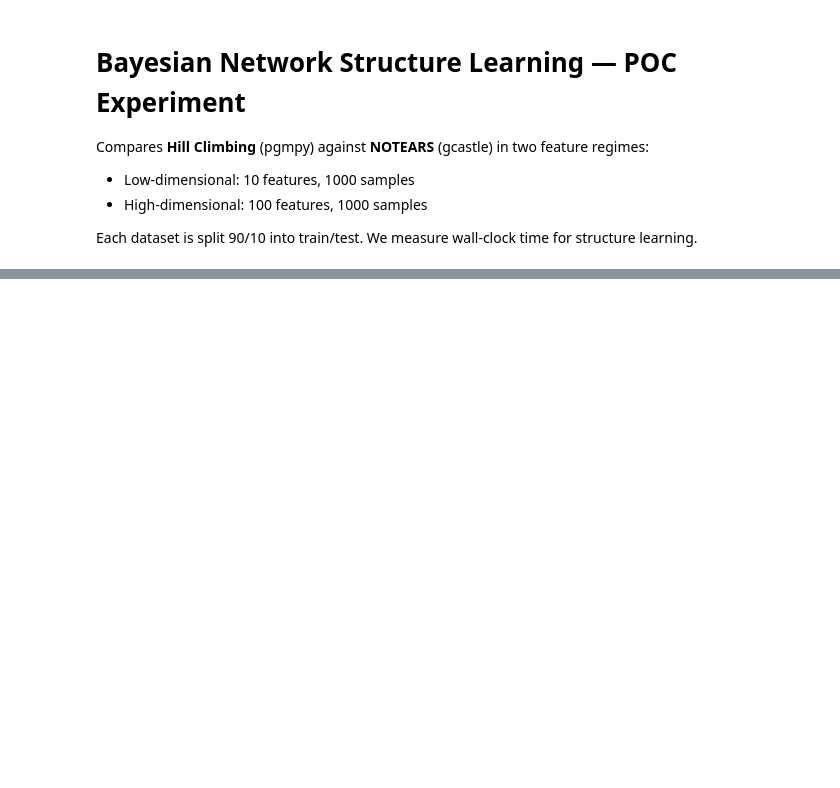
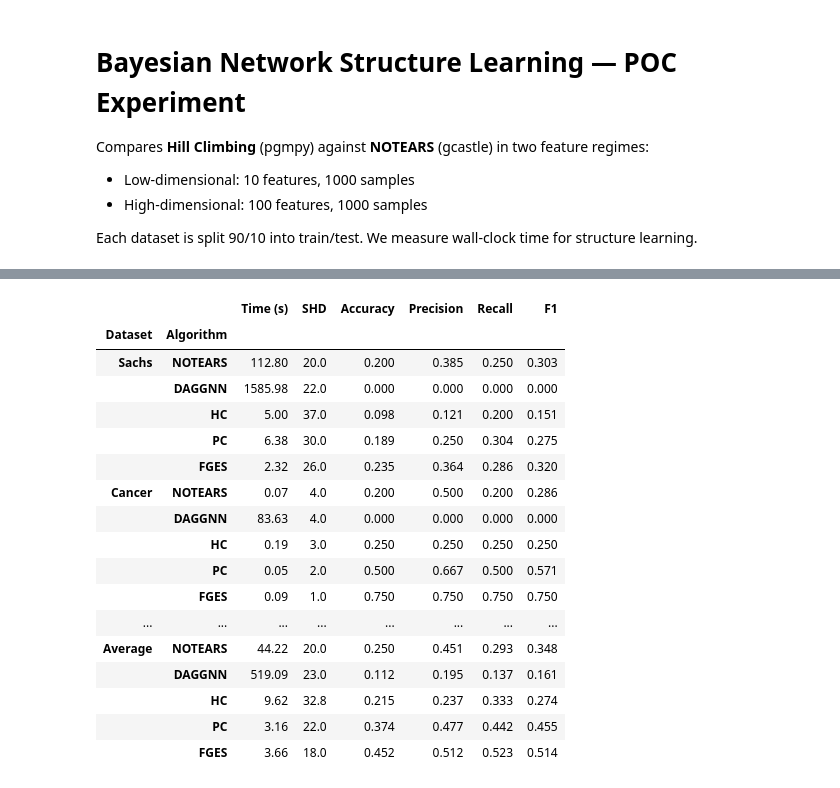
Before and after one commit to Tarekun/bayesian-continuous, a Jupyter notebook: experiment.ipynb, the cells around one changed output, grey strips where cells are left out. Cells and saved outputs as stored; diff of their text form; code cells hidden in the pictures; blank space fills up the shorter version.

```diff
--- a/experiment.ipynb
+++ b/experiment.ipynb
@@ -278,0 +307,62 @@ plt.show()
+# %%
+import pandas as pd
+
+def _accuracy(m):
+    denom = m["tp"] + m["fp"] + m["fn"] + m["reversed"]
+    return m["tp"] / denom if denom > 0 else 0.0
+
+rows = []
+
+for ds_name, algo_data in datasets.items():
+    for algo in ALGORITHMS:
+        if algo not in algo_data:
+            continue
+        m, elapsed = algo_data[algo]
+        rows.append({
+            "Dataset":   ds_name,
+            "Algorithm": algo.upper(),
+            "Time (s)":  round(elapsed, 2),
+            "SHD":       m["shd"],
+            "Accuracy":  round(_accuracy(m), 3),
+            "Precision": round(m["precision"], 3),
+            "Recall":    round(m["recall"], 3),
+            "F1":        round(m["f1"], 3),
+        })
+
+for algo in ALGORITHMS:
+    present = [ds for ds in datasets if algo in datasets[ds]]
+    if not present:
+        continue
+    ms = [datasets[ds][algo][0] for ds in present]
+    rows.append({
+        "Dataset":   "Average",
+        "Algorithm": algo.upper(),
+        "Time (s)":  round(np.mean([datasets[ds][algo][1] for ds in present]), 2),
+        "SHD":       round(np.mean([m["shd"] for m in ms]), 1),
+        "Accuracy":  round(np.mean([_accuracy(m) for m in ms]), 3),
+        "Precision": round(np.mean([m["precision"] for m in ms]), 3),
+        "Recall":    round(np.mean([m["recall"] for m in ms]), 3),
+        "F1":        round(np.mean([m["f1"] for m in ms]), 3),
+    })
+
+summary_df = pd.DataFrame(rows).set_index(["Dataset", "Algorithm"])
+summary_df
+# %% [output]
+|  |  | Time (s) | SHD | Accuracy | Precision | Recall | F1 |
+| Dataset | Algorithm |  |  |  |  |  |  |
+| Sachs | NOTEARS | 112.80 | 20.0 | 0.200 | 0.385 | 0.250 | 0.303 |
+|  | DAGGNN | 1585.98 | 22.0 | 0.000 | 0.000 | 0.000 | 0.000 |
+|  | HC | 5.00 | 37.0 | 0.098 | 0.121 | 0.200 | 0.151 |
+|  | PC | 6.38 | 30.0 | 0.189 | 0.250 | 0.304 | 0.275 |
+|  | FGES | 2.32 | 26.0 | 0.235 | 0.364 | 0.286 | 0.320 |
+| Cancer | NOTEARS | 0.07 | 4.0 | 0.200 | 0.500 | 0.200 | 0.286 |
+|  | DAGGNN | 83.63 | 4.0 | 0.000 | 0.000 | 0.000 | 0.000 |
+|  | HC | 0.19 | 3.0 | 0.250 | 0.250 | 0.250 | 0.250 |
+|  | PC | 0.05 | 2.0 | 0.500 | 0.667 | 0.500 | 0.571 |
+|  | FGES | 0.09 | 1.0 | 0.750 | 0.750 | 0.750 | 0.750 |
+| ... | ... | ... | ... | ... | ... | ... | ... |
+| Average | NOTEARS | 44.22 | 20.0 | 0.250 | 0.451 | 0.293 | 0.348 |
+|  | DAGGNN | 519.09 | 23.0 | 0.112 | 0.195 | 0.137 | 0.161 |
+|  | HC | 9.62 | 32.8 | 0.215 | 0.237 | 0.333 | 0.274 |
+|  | PC | 3.16 | 22.0 | 0.374 | 0.477 | 0.442 | 0.455 |
+|  | FGES | 3.66 | 18.0 | 0.452 | 0.512 | 0.523 | 0.514 |
```
Also changed, not shown: parts of 9 cells of this notebook, 2 other files.
